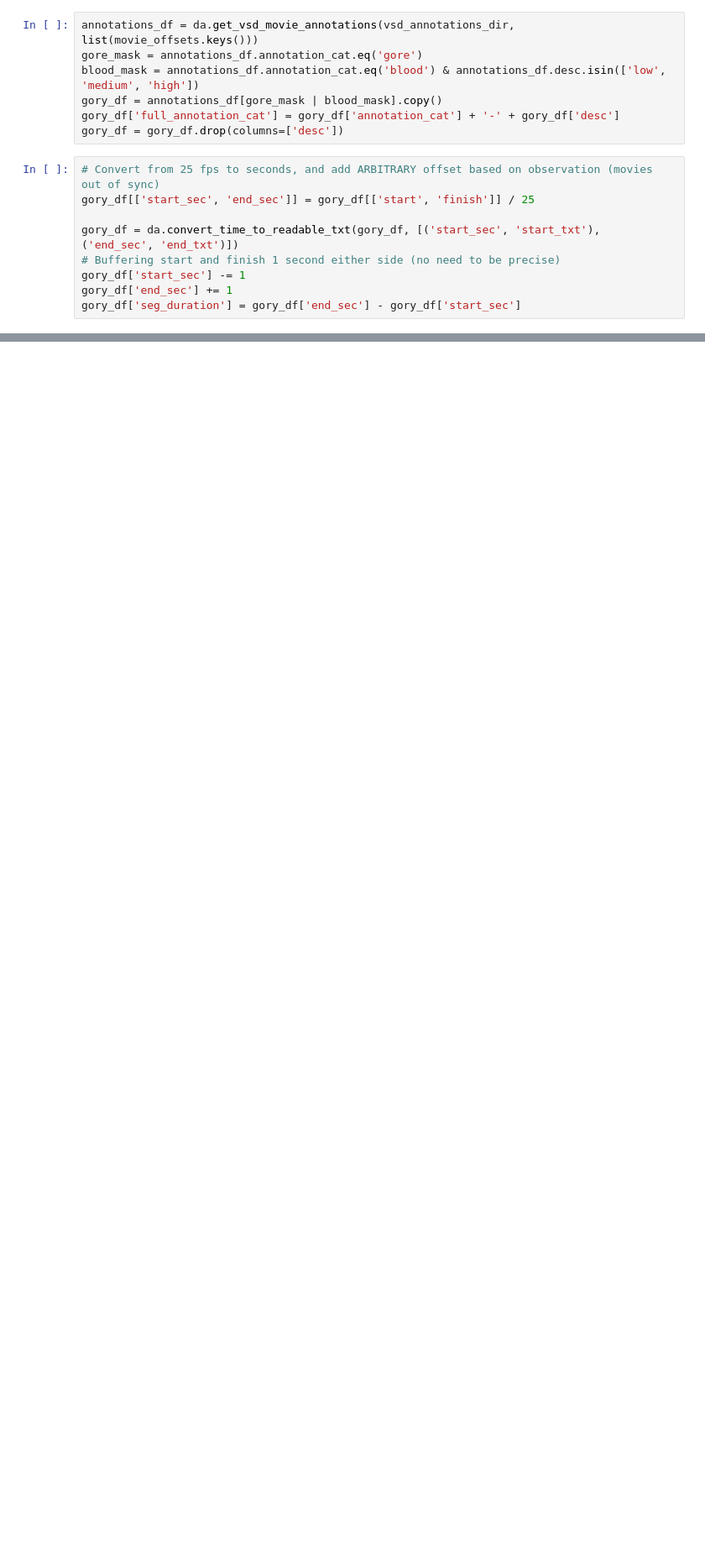
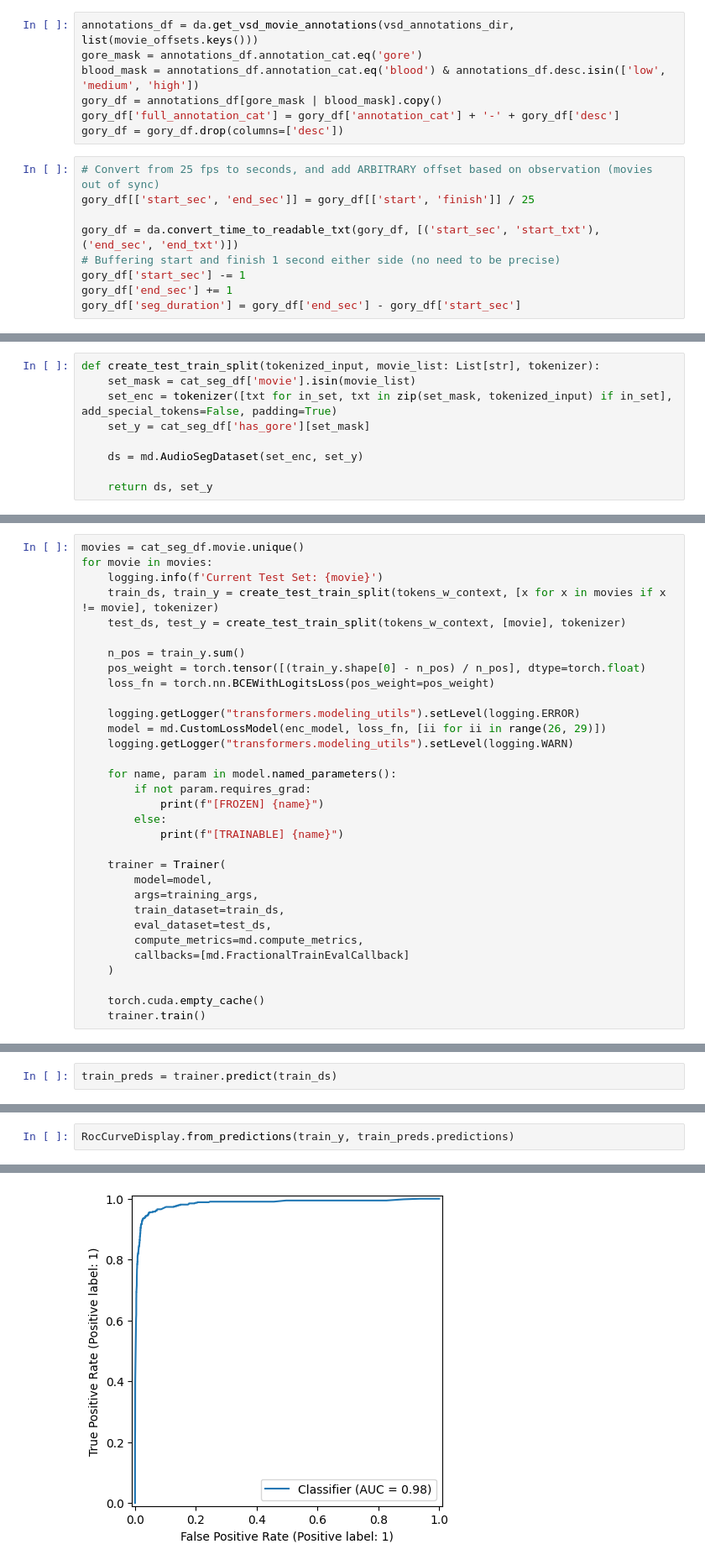
Before and after one commit to sydney-machine-learning/audiodescription-abusedetection, a Jupyter notebook: basic_run_all.ipynb, the cells around one changed output, grey strips where cells are left out. Shown: that part at 84% size. Saved outputs shown, nothing was run; the diff lists cells and outputs as text; blank space fills up the shorter version.

```diff
--- a/basic_run_all.ipynb
+++ b/basic_run_all.ipynb
@@ -271,0 +232,9 @@ test.encodings[4].tokens
+# %%
+def create_test_train_split(tokenized_input, movie_list: List[str], tokenizer):
+    set_mask = cat_seg_df['movie'].isin(movie_list)
+    set_enc = tokenizer([txt for in_set, txt in zip(set_mask, tokenized_input) if in_set], add_special_tokens=False, padding=True)
+    set_y = cat_seg_df['has_gore'][set_mask]
+
+    ds = md.AudioSegDataset(set_enc, set_y)
+
+    return ds, set_y
@@ -271,0 +277,32 @@ test.encodings[4].tokens
+# %%
+movies = cat_seg_df.movie.unique()
+for movie in movies:
+    logging.info(f'Current Test Set: {movie}')
+    train_ds, train_y = create_test_train_split(tokens_w_context, [x for x in movies if x != movie], tokenizer)
+    test_ds, test_y = create_test_train_split(tokens_w_context, [movie], tokenizer)
+
+    n_pos = train_y.sum()
+    pos_weight = torch.tensor([(train_y.shape[0] - n_pos) / n_pos], dtype=torch.float)
+    loss_fn = torch.nn.BCEWithLogitsLoss(pos_weight=pos_weight)
+
+    logging.getLogger("transformers.modeling_utils").setLevel(logging.ERROR)
+    model = md.CustomLossModel(enc_model, loss_fn, [ii for ii in range(26, 29)])
+    logging.getLogger("transformers.modeling_utils").setLevel(logging.WARN)
+
+    for name, param in model.named_parameters():
+        if not param.requires_grad:
+            print(f"[FROZEN] {name}")
+        else:
+            print(f"[TRAINABLE] {name}")
+
+    trainer = Trainer(
+        model=model,
+        args=training_args,
+        train_dataset=train_ds,
+        eval_dataset=test_ds,
+        compute_metrics=md.compute_metrics,
+        callbacks=[md.FractionalTrainEvalCallback]
+    )
+
+    torch.cuda.empty_cache()
+    trainer.train()
@@ -271,0 +313,2 @@ test.encodings[4].tokens
+# %%
+train_preds = trainer.predict(train_ds)
@@ -271,0 +317,3 @@ test.encodings[4].tokens
+# %%
+RocCurveDisplay.from_predictions(train_y, train_preds.predictions)
+# %% [output]
@@ -271,0 +321 @@ test.encodings[4].tokens
+[figure, added]
```
Also changed, not shown: parts of 22 cells of this notebook, 2 other files.
